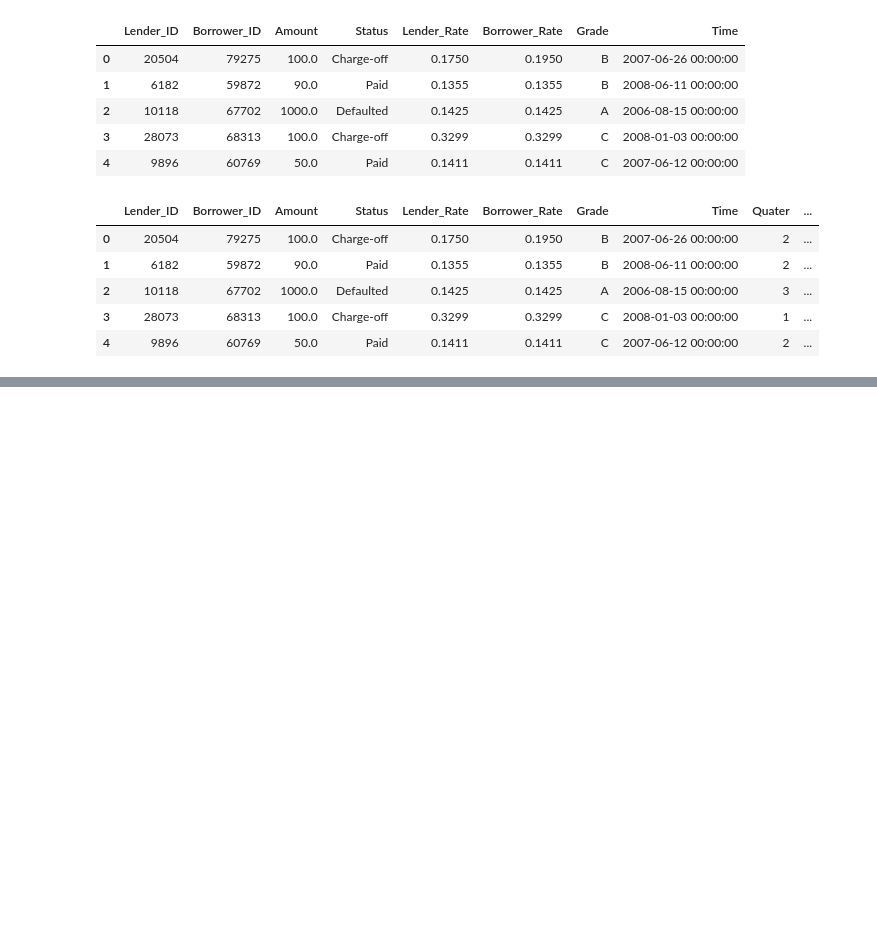
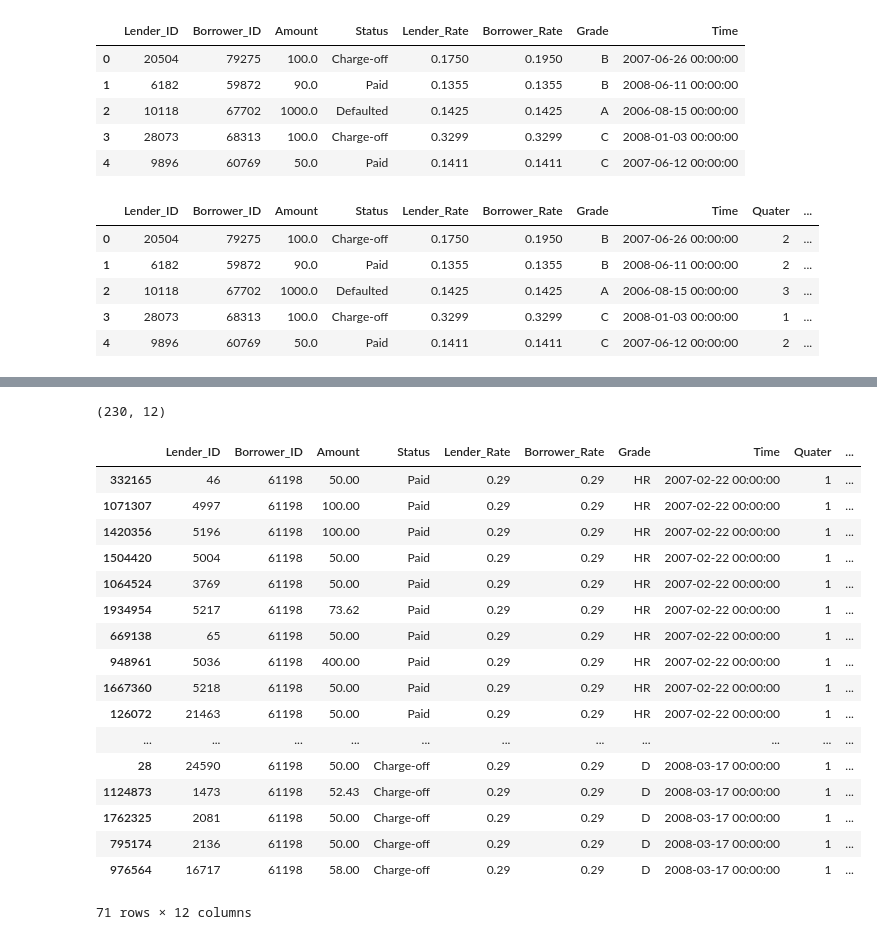
Before and after one commit to jhuang2023/socialcredit, a Jupyter notebook: 20200214.ipynb, the cells around one changed output, grey strips where cells are left out. Drawn from its saved outputs; the diff is of its cells as text; code cells hidden in the pictures; blank space fills up the shorter version.

```diff
--- a/20200214.ipynb
+++ b/20200214.ipynb
@@ -110,0 +230,2 @@ data_df.head()
+# %%
+data_df_fl = pd.merge(data_df,borrower_type,right_index=True, left_index =True, how = 'inner')
@@ -110,0 +243,4 @@ data_df.head()
+# %%
+data_df_fl = data_df_fl.drop(['borrower_type'],axis=1)
+# %%
+data_df_fl = data_df_fl.rename(columns = {0: 'borrower_type'})
@@ -112,0 +260,27 @@ data_df.to_csv('data_yearquater.csv',index = False)
+# %%
+data_df[data_df.Borrower_ID == 77799].shape
+# %% [output]
+(230, 12)
+# %%
+tt = data_df_fl[data_df_fl.Borrower_ID == 61198]
+# %%
+tt
+# %% [output]
+|  | Lender_ID | Borrower_ID | Amount | Status | Lender_Rate | Borrower_Rate | Grade | Time | Quater | ... |
+| 332165 | 46 | 61198 | 50.00 | Paid | 0.29 | 0.29 | HR | 2007-02-22 00:00:00 | 1 | ... |
+| 1071307 | 4997 | 61198 | 100.00 | Paid | 0.29 | 0.29 | HR | 2007-02-22 00:00:00 | 1 | ... |
+| 1420356 | 5196 | 61198 | 100.00 | Paid | 0.29 | 0.29 | HR | 2007-02-22 00:00:00 | 1 | ... |
+| 1504420 | 5004 | 61198 | 50.00 | Paid | 0.29 | 0.29 | HR | 2007-02-22 00:00:00 | 1 | ... |
+| 1064524 | 3769 | 61198 | 50.00 | Paid | 0.29 | 0.29 | HR | 2007-02-22 00:00:00 | 1 | ... |
+| 1934954 | 5217 | 61198 | 73.62 | Paid | 0.29 | 0.29 | HR | 2007-02-22 00:00:00 | 1 | ... |
+| 669138 | 65 | 61198 | 50.00 | Paid | 0.29 | 0.29 | HR | 2007-02-22 00:00:00 | 1 | ... |
+| 948961 | 5036 | 61198 | 400.00 | Paid | 0.29 | 0.29 | HR | 2007-02-22 00:00:00 | 1 | ... |
+| 1667360 | 5218 | 61198 | 50.00 | Paid | 0.29 | 0.29 | HR | 2007-02-22 00:00:00 | 1 | ... |
+| 126072 | 21463 | 61198 | 50.00 | Paid | 0.29 | 0.29 | HR | 2007-02-22 00:00:00 | 1 | ... |
+| ... | ... | ... | ... | ... | ... | ... | ... | ... | ... | ... |
+| 28 | 24590 | 61198 | 50.00 | Charge-off | 0.29 | 0.29 | D | 2008-03-17 00:00:00 | 1 | ... |
+| 1124873 | 1473 | 61198 | 52.43 | Charge-off | 0.29 | 0.29 | D | 2008-03-17 00:00:00 | 1 | ... |
+| 1762325 | 2081 | 61198 | 50.00 | Charge-off | 0.29 | 0.29 | D | 2008-03-17 00:00:00 | 1 | ... |
+| 795174 | 2136 | 61198 | 50.00 | Charge-off | 0.29 | 0.29 | D | 2008-03-17 00:00:00 | 1 | ... |
+| 976564 | 16717 | 61198 | 58.00 | Charge-off | 0.29 | 0.29 | D | 2008-03-17 00:00:00 | 1 | ... |
+71 rows × 12 columns
```
Also changed, not shown: parts of 49 cells of this notebook.
